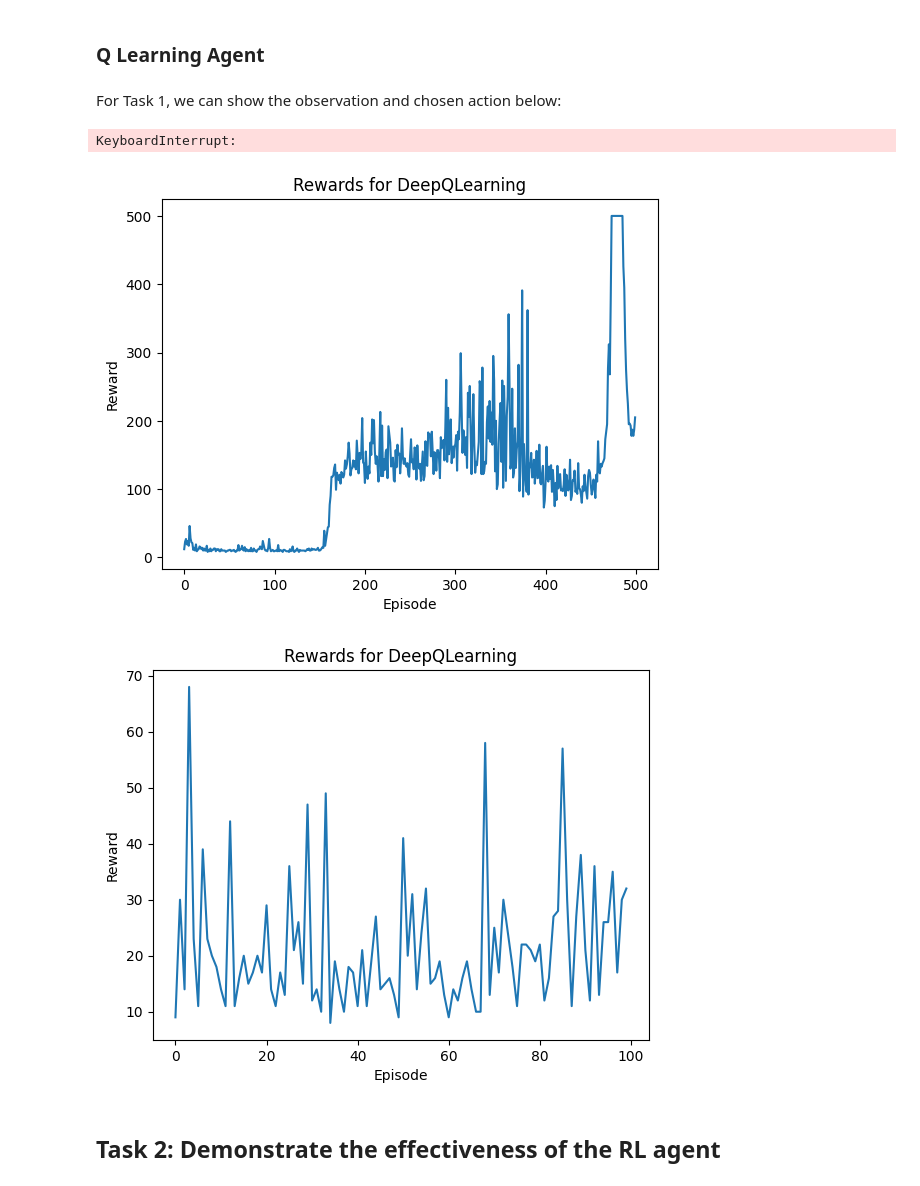
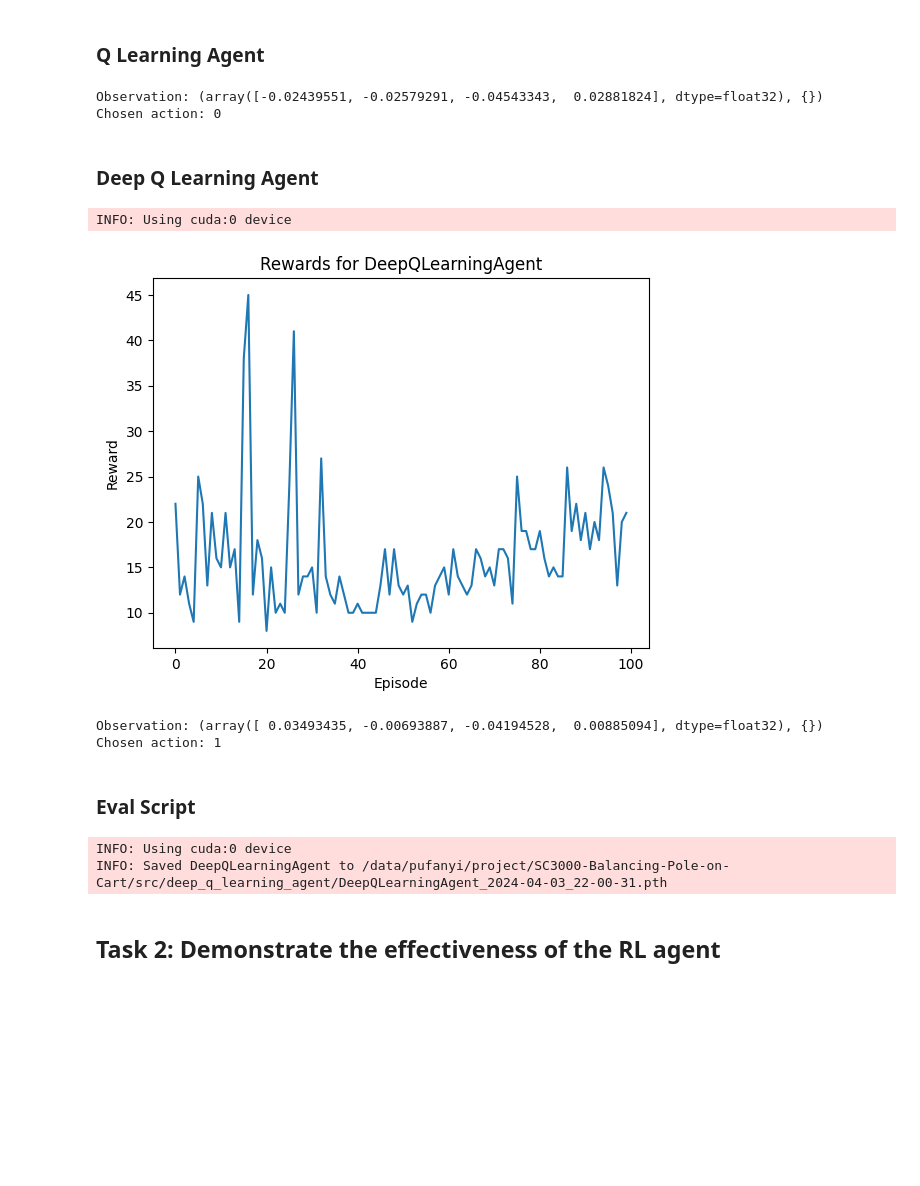
Before and after one commit to ruochee723/SC3000-Balancing-Pole-on-Cart, a Jupyter notebook: src/cartpole.ipynb, the cells around one changed output. Cells and saved outputs as stored; diff of their text form; code cells hidden in the pictures; blank space fills up the shorter version.

```diff
--- a/src/cartpole.ipynb
+++ b/src/cartpole.ipynb
@@ -282,3 +277,16 @@ class QLearningAgent(TrainableAgent):
+# %%
+env.reset()
+q_learning_agent = QLearningAgent()
+q_learning_agent.train(env, num_episodes=100, plot=False)
+observation = env.reset()
+action = q_learning_agent(observation)
+print("Observation:", observation)
+print("Chosen action:", action)
+# %% [output]
+Observation: (array([-0.02439551, -0.02579291, -0.04543343,  0.02881824], dtype=float32), {})
+Chosen action: 0
+# %% [markdown]
+### Deep Q Learning Agent
 # %%
 import torch
 
@@ -544,12 +588,15 @@ class DeepQLearning(TrainableAgent):
-# %% [markdown]
-For Task 1, we can show the observation and chosen action below:
 # %%
 env.reset()
-q_learning_agent = QLearningAgent()
-q_learning_agent.train(env, num_episodes=10000, plot=True)
+deep_q_learning_agent = DeepQLearningAgent(state_space_dim=4, action_space_size=2, batch_size=60)
+deep_q_learning_agent.train(env, num_episodes=100, plot=True, plot_smooth=1)
 observation = env.reset()
-action = q_learning_agent(observation)
+action = deep_q_learning_agent(observation)
 print("Observation:", observation)
 print("Chosen action:", action)
 # %% [output]
-KeyboardInterrupt:
+INFO: Using cuda:0 device
+[figure, added]
+Observation: (array([ 0.03493435, -0.00693887, -0.04194528,  0.00885094], dtype=float32), {})
+Chosen action: 1
+# %% [markdown]
+### Eval Script
@@ -556,20 +650,17 @@ KeyboardInterrupt:
 # %%
 env.reset()
-deep_q_learning_agent = DeepQLearning(
+deep_q_learning_agent = DeepQLearningAgent(
     state_space_dim=4,
     action_space_size=2,
     enable_cuda=True,
     hidden_size=128,
     hidden_layers=2,
 )
-deep_q_learning_agent.train(env, num_episodes=500, plot=True, plot_smooth=1)
+deep_q_learning_agent.train(env, num_episodes=10)
 deep_q_learning_agent.save("deep_q_learning_agent")
 # %% [output]
-[figure, removed]
+INFO: Using cuda:0 device
+INFO: Saved DeepQLearningAgent to /data/pufanyi/project/SC3000-Balancing-Pole-on-Cart/src/deep_q_learning_agent/DeepQLearningAgent_2024-04-03_22-00-31.pth
-# %%
-deep_q_learning_agent.plot_rewards(smooth=1)
-# %% [output]
-[figure, removed]
 # %% [markdown]
 ## Task 2: Demonstrate the effectiveness of the RL agent
 # %% [markdown]
```
Also changed, not shown: parts of 7 cells of this notebook, 2 other files.
